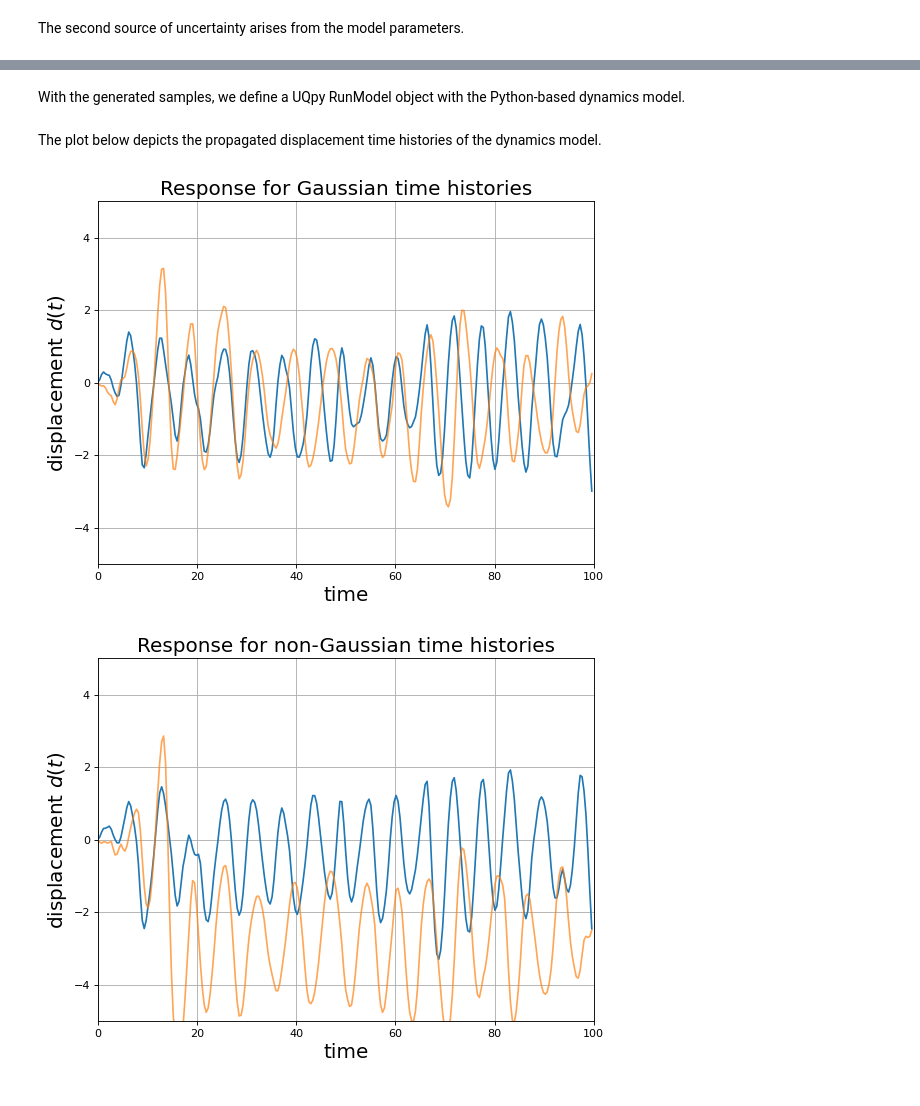
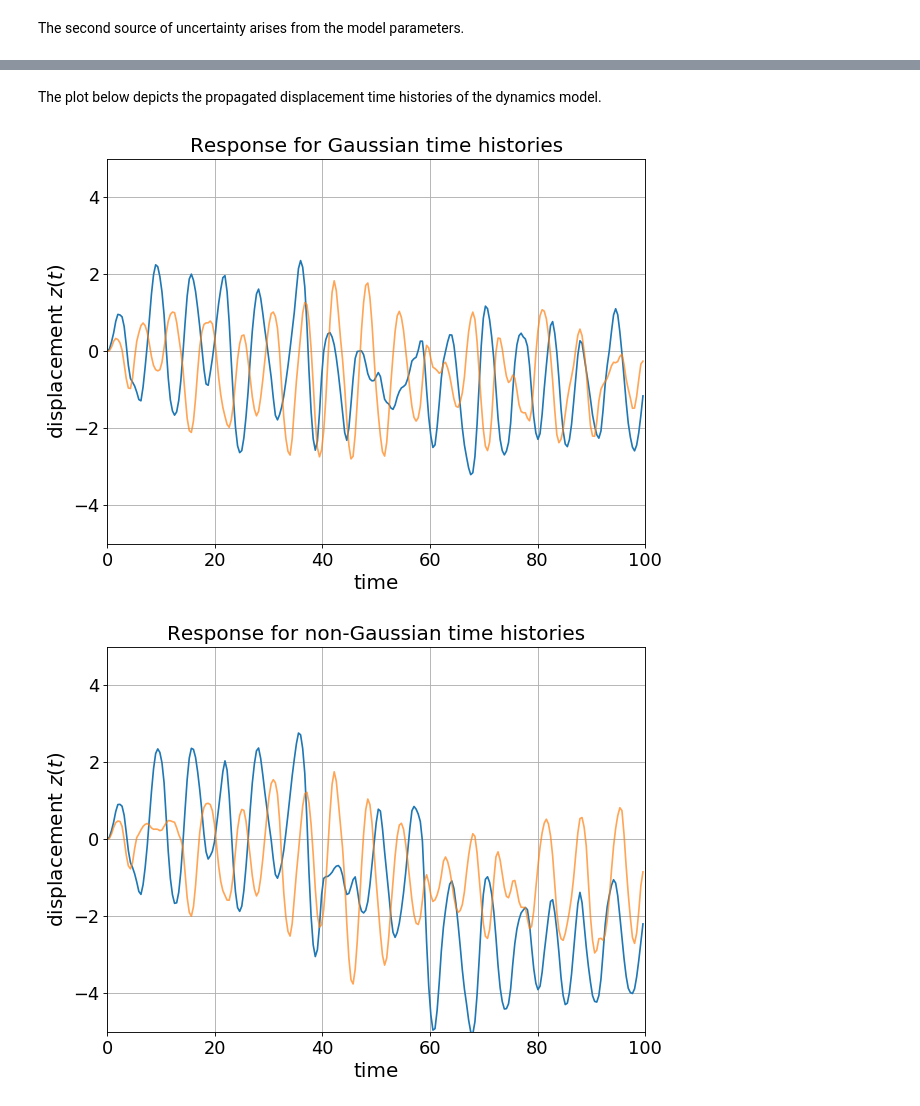
Before and after one commit to SURGroup/UQpy_paper, a Jupyter notebook: StochasticProcess/Propagation.ipynb, the cells around one changed output, grey strips where cells are left out. Saved outputs shown, nothing was run; the diff lists cells and outputs as text; code cells hidden in the pictures.

```diff
--- a/StochasticProcess/Propagation.ipynb
+++ b/StochasticProcess/Propagation.ipynb
@@ -45,7 +52,9 @@ The second source of uncertainty arises from the model parameters.
 from UQpy.Distributions import Uniform, JointInd
 mean_params = [1.0, 2.5, 0.9, 3.]
 scale_params = [2. * 0.1 * m for m in mean_params]
-d_params = JointInd(marginals=[Uniform(loc=m-s/2, scale=s) for m, s in zip(mean_params, scale_params)])
-samples_params = d_params.rvs(nsamples=10)
-samples_params = samples_params.reshape([10, 1, 4])
+
+samples_k = Uniform(loc=mean_params[0]-scale_params[0]/2, scale=scale_params[0]).rvs(nsamples=n_sim)
+samples_r0 = Uniform(loc=mean_params[1]-scale_params[1]/2, scale=scale_params[1]).rvs(nsamples=n_sim)
+samples_delta = Uniform(loc=mean_params[2]-scale_params[2]/2, scale=scale_params[2]).rvs(nsamples=n_sim)
+samples_n = Uniform(loc=mean_params[3]-scale_params[3]/2, scale=scale_params[3]).rvs(nsamples=n_sim)
 # %% [markdown]
@@ -60,2 +61,0 @@ for i in range(10):
-# %% [markdown]
-With the generated samples, we define a UQpy RunModel object with the Python-based dynamics model.
@@ -74,29 +62,50 @@ qoi_ng = np.array(dyn_model_ng.qoi_list)
+# %%
+from UQpy.RunModel import RunModel
+dyn_model_prop = RunModel(
+    model_script='utils_dynamics.py', model_object_name='sdof_boucwen_prop', ntasks=1,
+    time_vec=t, vec=False, var_names=['k', 'r0', 'delta', 'n', 'input_accel'])
+# %%
+samples = [[k, r0, delta, n, accel] for k, r0, delta, n, accel in
+           zip(samples_k, samples_r0, samples_delta, samples_n, samples_g)]
+dyn_model_prop.run(samples=samples, append_samples=False)
+qoi_g = np.array(dyn_model_prop.qoi_list)
+
+samples = [[k, r0, delta, n, accel] for k, r0, delta, n, accel in
+           zip(samples_k, samples_r0, samples_delta, samples_n, samples_ng)]
+dyn_model_prop.run(samples=samples, append_samples=False)
+qoi_ng = np.array(dyn_model_prop.qoi_list)
 # %% [markdown]
 The plot below depicts the propagated displacement time histories of the dynamics model.
 # %%
 fig1 = plt.figure(num=None, figsize=(8, 6), dpi=80, facecolor='w', edgecolor='k')
 for j in range(2):
     plt.plot(t, qoi_g[j], alpha=1.-j*0.3)
 plt.xlim(0, 100)
 plt.ylim(-5, 5)
-plt.xlabel('time', FontSize=18)
-plt.ylabel('displacement $d(t)$', FontSize=18)
-plt.grid('on', which='both')
+plt.xticks(fontsize=16)
+plt.yticks(fontsize=16)
+plt.xlabel(r'time', FontSize=18)
+plt.ylabel(r'displacement $z(t)$', FontSize=18)
+plt.grid(True, which='both')
 plt.title('Response for Gaussian time histories', FontSize=18)
-plt.savefig('response_gaussian.pdf')
+plt.tight_layout()
+#plt.savefig('response_gaussian_revision.pdf')
 plt.show()
 
 fig2 = plt.figure(num=None, figsize=(8, 6), dpi=80, facecolor='w', edgecolor='k')
 for j in range(2):
     plt.plot(t, qoi_ng[j], alpha=1.-j*0.3)
 plt.xlim(0, 100)
 plt.ylim(-5, 5)
-plt.xlabel('time', FontSize=18)
-plt.ylabel('displacement $d(t)$', FontSize=18)
-plt.grid('on', which='both')
+plt.xticks(fontsize=16)
+plt.yticks(fontsize=16)
+plt.xlabel(r'time', FontSize=18)
+plt.ylabel(r'displacement $z(t)$', FontSize=18)
+plt.grid(True, which='both')
 plt.title('Response for non-Gaussian time histories', FontSize=18)
-plt.savefig('response_lognormal.pdf')
+plt.tight_layout()
+#plt.savefig('response_lognormal_revision.pdf')
 plt.show()
 # %% [output]
-[figure, old version]
+[figure, new version]
-[figure, old version]
+[figure, new version]
```
Also changed, not shown: parts of 5 cells of this notebook, 4 other files.
